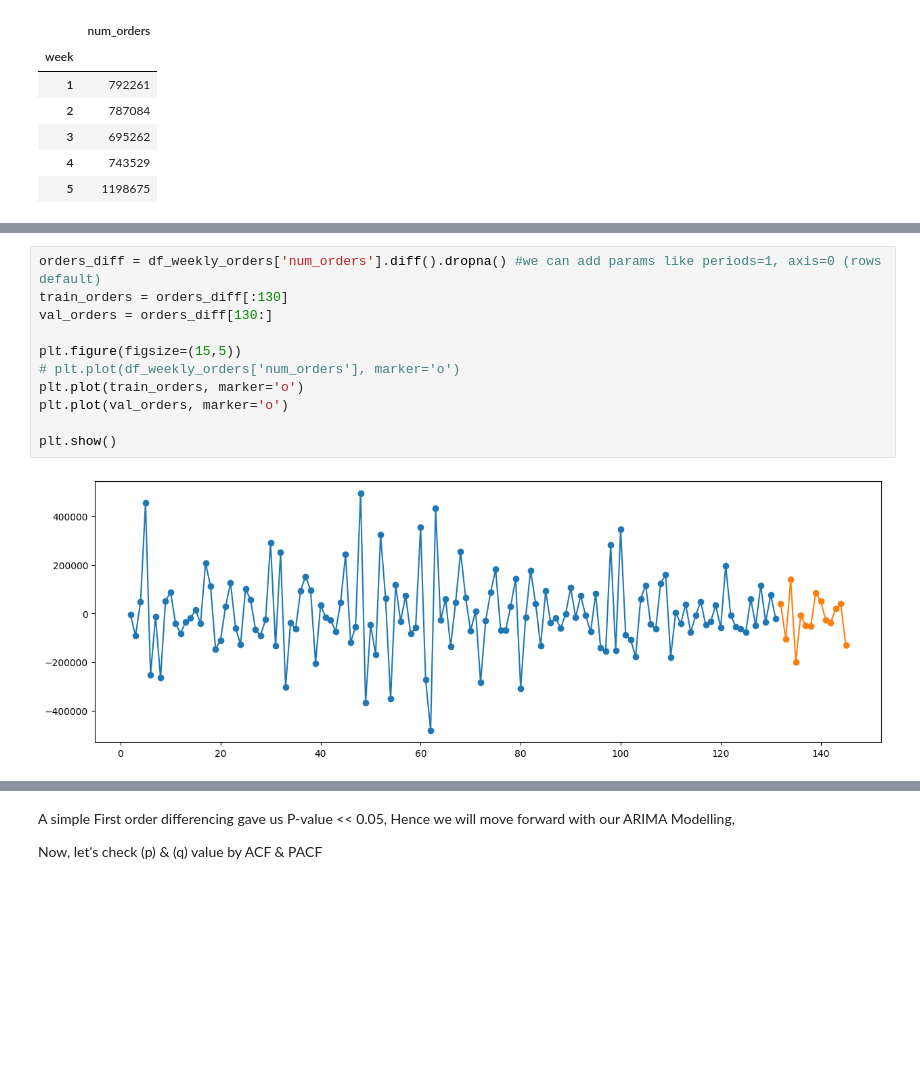
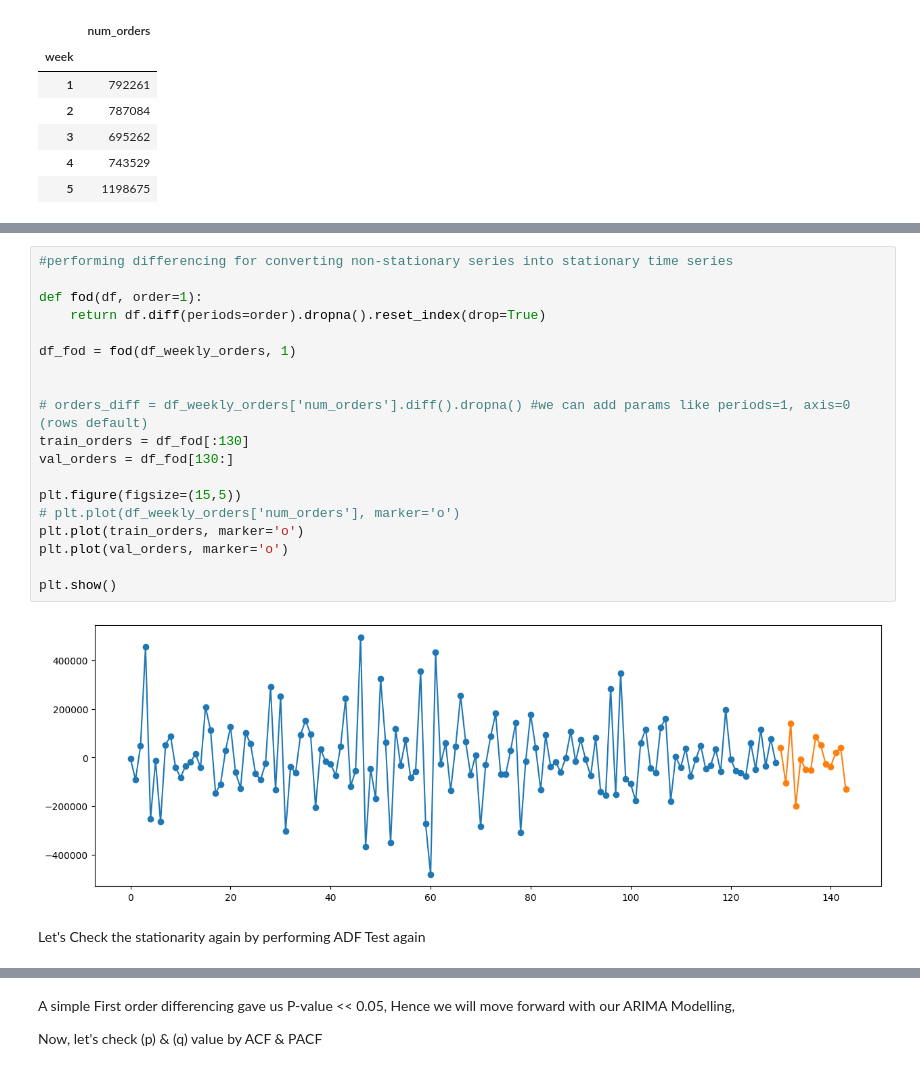
Before and after one commit to karnavivek/Food-Demand-Forecasting, a Jupyter notebook: Food Demand/fd_arima.ipynb, the cells around one changed output, grey strips where cells are left out. Cells and saved outputs as stored; diff of their text form; blank space fills up the shorter version.

```diff
--- a/Food Demand/fd_arima.ipynb
+++ b/Food Demand/fd_arima.ipynb
@@ -102,16 +131,26 @@ df_weekly_orders.head()
 # %%
-orders_diff = df_weekly_orders['num_orders'].diff().dropna() #we can add params like periods=1, axis=0 (rows default)
-train_orders = orders_diff[:130]
-val_orders = orders_diff[130:]
+#performing differencing for converting non-stationary series into stationary time series
+
+def fod(df, order=1):
+    return df.diff(periods=order).dropna().reset_index(drop=True)
+
+df_fod = fod(df_weekly_orders, 1)
+
+
+# orders_diff = df_weekly_orders['num_orders'].diff().dropna() #we can add params like periods=1, axis=0 (rows default)
+train_orders = df_fod[:130]
+val_orders = df_fod[130:]
 
 plt.figure(figsize=(15,5))
 # plt.plot(df_weekly_orders['num_orders'], marker='o')
 plt.plot(train_orders, marker='o')
 plt.plot(val_orders, marker='o')
 
 plt.show()
 # %% [output]
-[figure, old version]
+[figure, new version]
+# %% [markdown]
+Let's Check the stationarity again by performing ADF Test again
 # %%
 from statsmodels.tsa.stattools import adfuller
 
```
Also changed, not shown: parts of 25 cells of this notebook, 4 other files.
